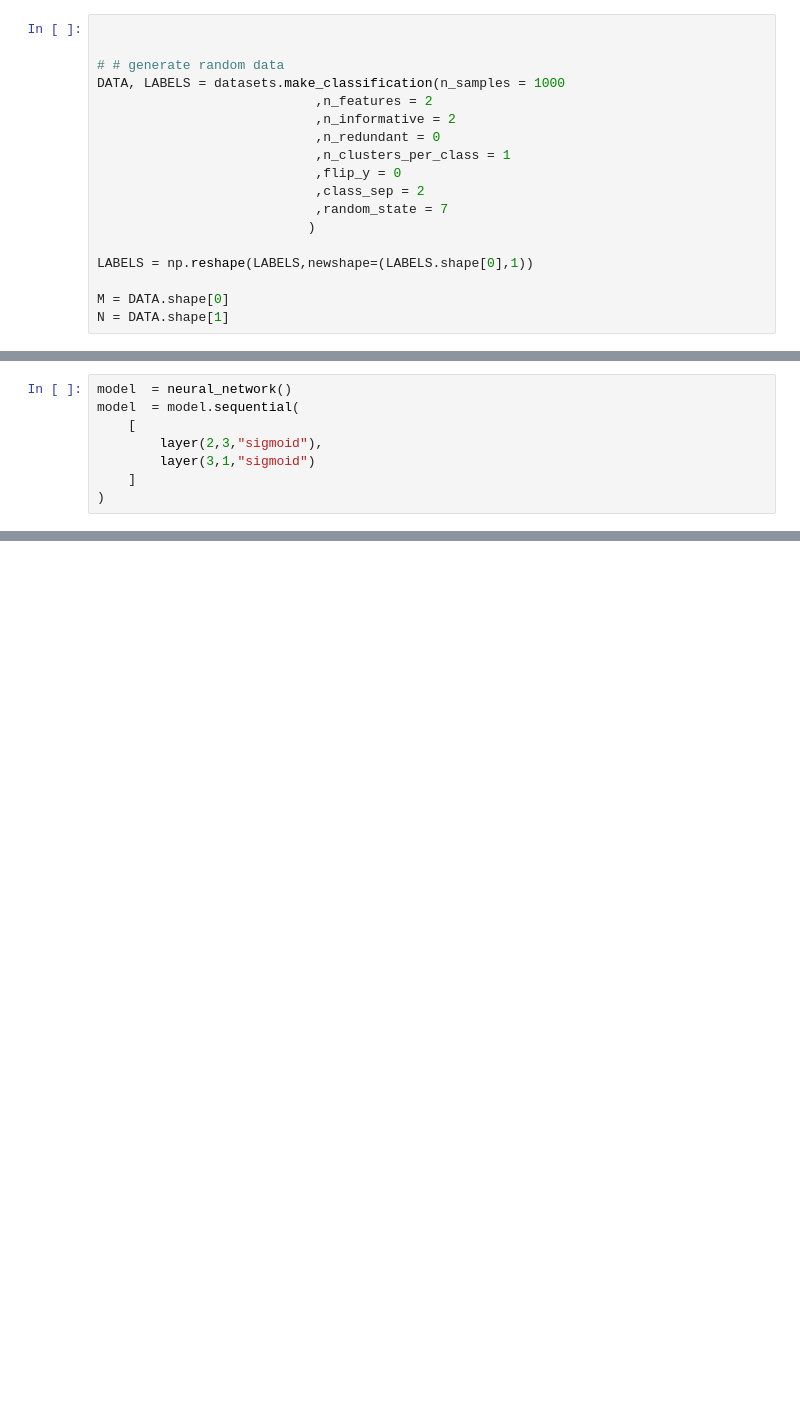
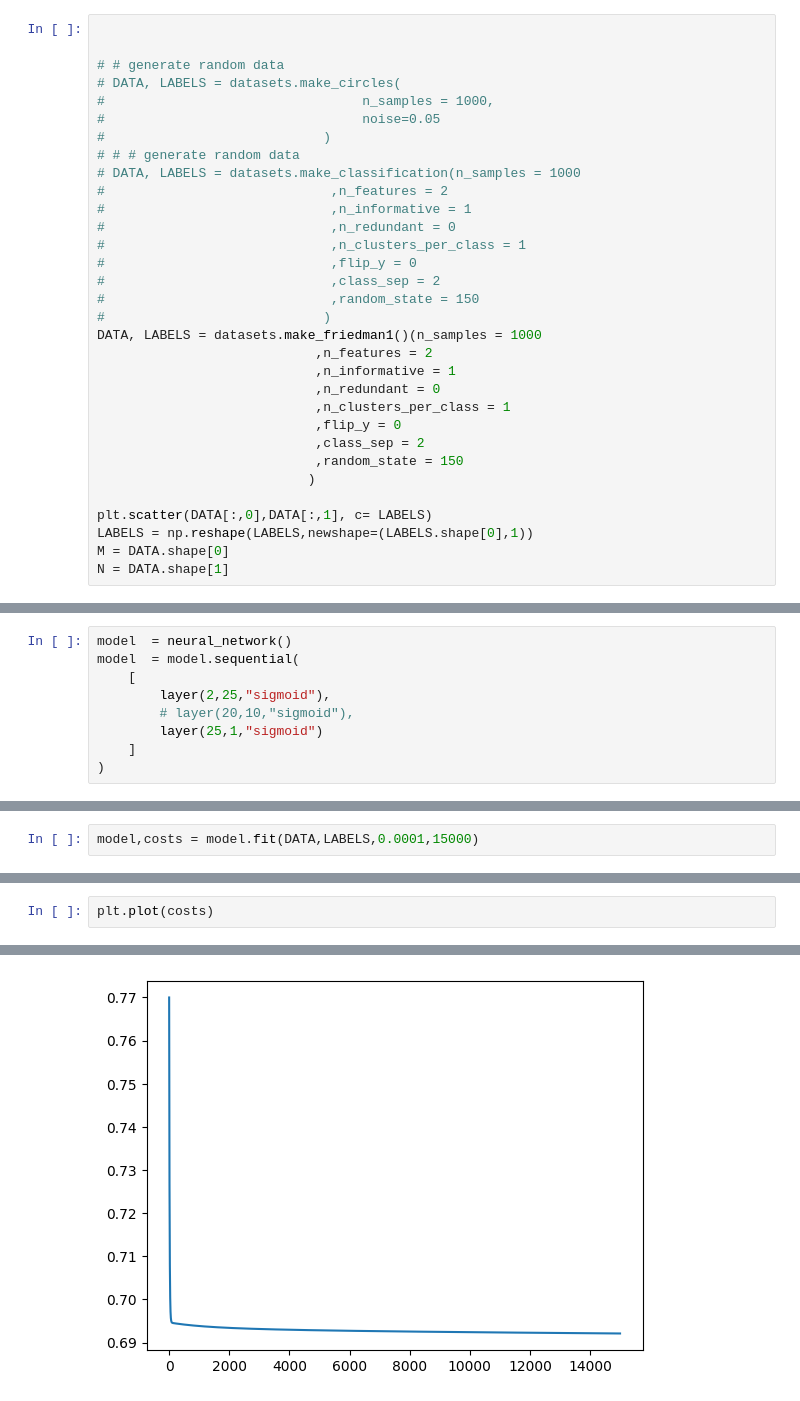
Before and after one commit to bayramenes/fastNeuron, a Jupyter notebook: app.ipynb, the cells around one changed output, grey strips where cells are left out. Cells and saved outputs as stored; diff of their text form; blank space fills up the shorter version.

```diff
--- a/app.ipynb
+++ b/app.ipynb
@@ -7,17 +9,31 @@ from network import neural_network
 
 
 # # generate random data
-DATA, LABELS = datasets.make_classification(n_samples = 1000
+# DATA, LABELS = datasets.make_circles(
+#                                 n_samples = 1000,
+#                                 noise=0.05
+#                            )
+# # # generate random data
+# DATA, LABELS = datasets.make_classification(n_samples = 1000
+#                             ,n_features = 2
+#                             ,n_informative = 1
+#                             ,n_redundant = 0
+#                             ,n_clusters_per_class = 1
+#                             ,flip_y = 0
+#                             ,class_sep = 2
+#                             ,random_state = 150
+#                            )
+DATA, LABELS = datasets.make_friedman1()(n_samples = 1000
                             ,n_features = 2
-                            ,n_informative = 2
+                            ,n_informative = 1
                             ,n_redundant = 0
                             ,n_clusters_per_class = 1
                             ,flip_y = 0
                             ,class_sep = 2
-                            ,random_state = 7
+                            ,random_state = 150
                            )
 
+plt.scatter(DATA[:,0],DATA[:,1], c= LABELS)
 LABELS = np.reshape(LABELS,newshape=(LABELS.shape[0],1))
-
 M = DATA.shape[0]
 N = DATA.shape[1]
@@ -25,7 +43,8 @@ N = DATA.shape[1]
 model  = neural_network()
 model  = model.sequential(
     [
-        layer(2,3,"sigmoid"),
-        layer(3,1,"sigmoid")
+        layer(2,25,"sigmoid"),
+        # layer(20,10,"sigmoid"),
+        layer(25,1,"sigmoid")
     ]
 )
@@ -56,0 +51,2 @@ bgrads
+# %%
+model,costs = model.fit(DATA,LABELS,0.0001,15000)
@@ -56,0 +71,3 @@ bgrads
+# %%
+plt.plot(costs)
+# %% [output]
@@ -56,0 +75 @@ bgrads
+[figure, added]
```
Also changed, not shown: parts of 13 cells of this notebook, 3 other files.
